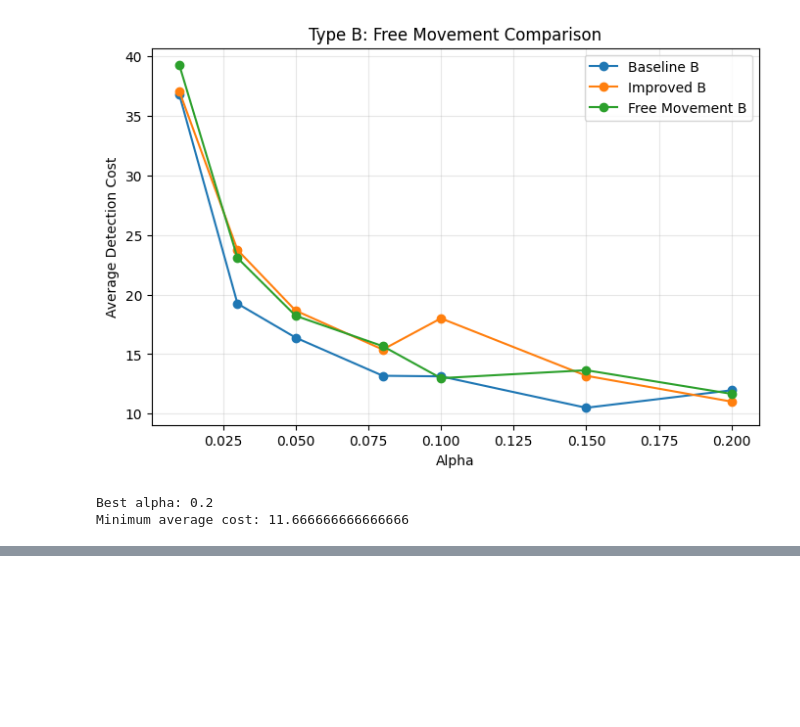
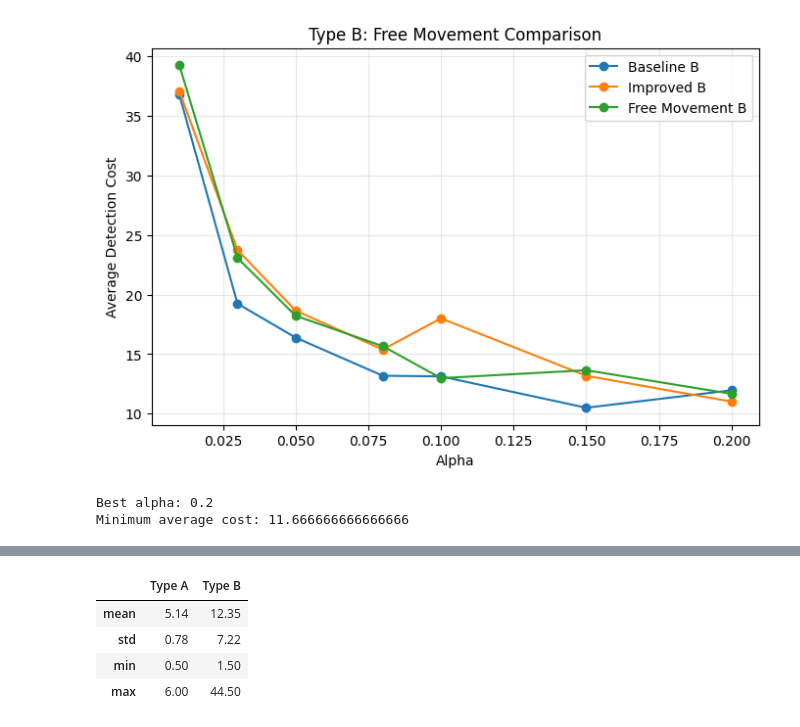
Before and after one commit to taotaokt/CS440, a Jupyter notebook: CS440-Project02-ZhitongGuo/project2.ipynb, the cells around one changed output, grey strips where cells are left out. Cells and saved outputs as stored; diff of their text form; code cells hidden in the pictures; blank space fills up the shorter version.

```diff
--- a/CS440-Project02-ZhitongGuo/project2.ipynb
+++ b/CS440-Project02-ZhitongGuo/project2.ipynb
@@ -2785,0 +2833,36 @@ Minimum average cost: 11.666666666666666
+# %%
+#Q6 Comparison of Free Mobile Costs
+#according to the current experimental results:
+#Type A：Free Movement A，k = 7
+#Type B：Baseline B，alpha = 0.15
+results_q6_final = []
+
+for trial, (start, lost_pos) in enumerate(final_test_cases):
+
+    random.seed(440 + trial)
+    a = free_movement_type_a(
+        large_ship, start, lost_pos, k=7
+    )
+
+    random.seed(440 + trial)
+    b = baseline_type_b(
+        large_ship, start, lost_pos, alpha=0.15
+    )
+
+    results_q6_final.append({
+        "trial": trial,
+        "Type A": 0.5 * a["detections"],
+        "Type B": 0.5 * b["detections"]
+    })
+
+df_q6_final = pd.DataFrame(results_q6_final)
+
+display(df_q6_final[["Type A", "Type B"]].agg(
+    ["mean", "std", "min", "max"]
+).round(2))
+# %% [output]
+|  | Type A | Type B |
+| mean | 5.14 | 12.35 |
+| std | 0.78 | 7.22 |
+| min | 0.50 | 1.50 |
+| max | 6.00 | 44.50 |
```
Also changed, not shown: parts of 4 cells of this notebook.
